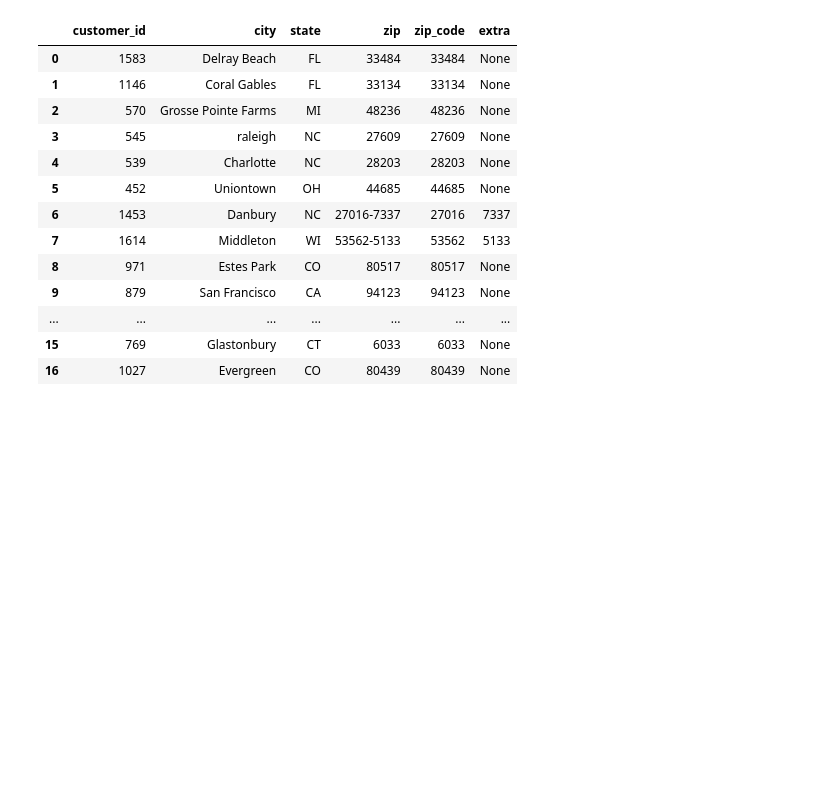
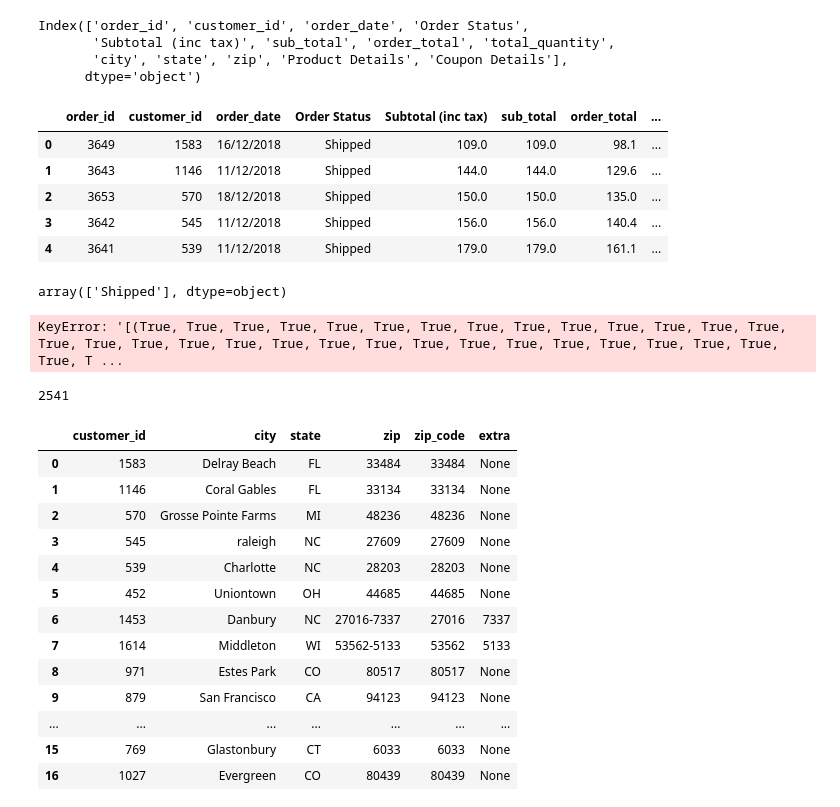
Before and after one commit to skayhan13/Body-Bark-ETL, a Jupyter notebook: internet_orders.ipynb, the cells around one changed output. Saved outputs shown, nothing was run; the diff lists cells and outputs as text; code cells hidden in the pictures; blank space fills up the shorter version.

```diff
--- a/internet_orders.ipynb
+++ b/internet_orders.ipynb
@@ -28,0 +38,28 @@ pandas.core.series.Series
+# %%
+df_filtered.columns
+# %% [output]
+Index(['order_id', 'customer_id', 'order_date', 'Order Status',
+       'Subtotal (inc tax)', 'sub_total', 'order_total', 'total_quantity',
+       'city', 'state', 'zip', 'Product Details', 'Coupon Details'],
+      dtype='object')
+# %%
+df_filtered.head()
+# %% [output]
+|  | order_id | customer_id | order_date | Order Status | Subtotal (inc tax) | sub_total | order_total | ... |
+| 0 | 3649 | 1583 | 16/12/2018 | Shipped | 109.0 | 109.0 | 98.1 | ... |
+| 1 | 3643 | 1146 | 11/12/2018 | Shipped | 144.0 | 144.0 | 129.6 | ... |
+| 2 | 3653 | 570 | 18/12/2018 | Shipped | 150.0 | 150.0 | 135.0 | ... |
+| 3 | 3642 | 545 | 11/12/2018 | Shipped | 156.0 | 156.0 | 140.4 | ... |
+| 4 | 3641 | 539 | 11/12/2018 | Shipped | 179.0 | 179.0 | 161.1 | ... |
+# %%
+df_filtered['Order Status'].unique()
+# %% [output]
+array(['Shipped'], dtype=object)
+# %%
+df_filtered = df_filtered.drop([df_filtered["Order Status"] == 'Shipped'])
+# %% [output]
+KeyError: '[(True, True, True, True, True, True, True, True, True, True, True, True, True, True, True, True, True, True, True, True, True, True, True, True, True, True, True, True, True, True, True, T ...
+# %%
+df_filtered['Order Status'].count()
+# %% [output]
+2541
```
Also changed, not shown: parts of 6 cells of this notebook.
